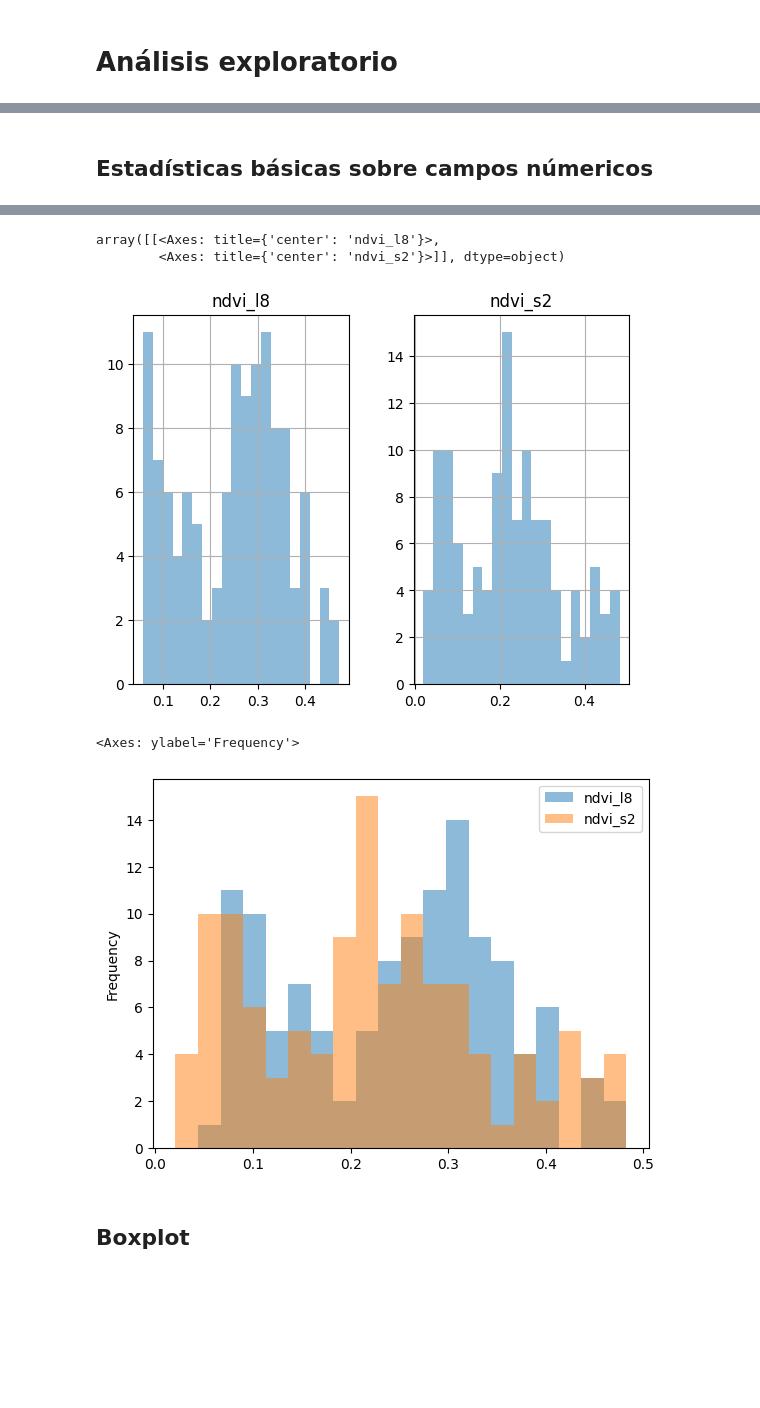
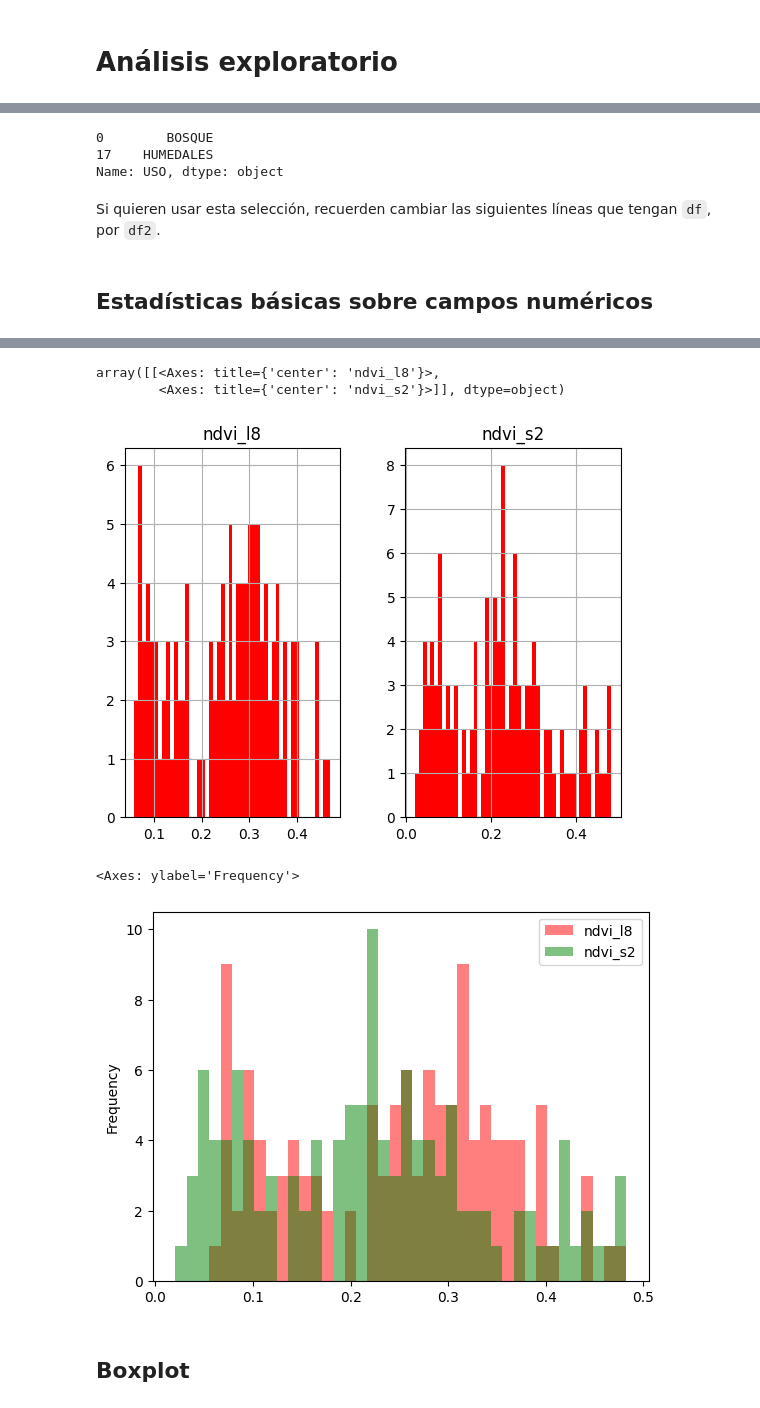
Before and after one commit to alvaroparedesl/teledeteccion_ambiental, a Jupyter notebook: taller_01/Exploratorio.ipynb, the cells around one changed output, grey strips where cells are left out. Saved outputs shown, nothing was run; the diff lists cells and outputs as text; code cells hidden in the pictures; blank space fills up the shorter version.

```diff
--- a/taller_01/Exploratorio.ipynb
+++ b/taller_01/Exploratorio.ipynb
@@ -11,5 +39,13 @@ df = pd.read_csv("puntos_muestreo_fake.csv")
+# %%
+df2.USO.drop_duplicates()
+# %% [output]
+0        BOSQUE
+17    HUMEDALES
+Name: USO, dtype: object
+# %% [markdown]
+Si quieren usar esta selección, recuerden cambiar las siguientes líneas que tengan `df`, por `df2`.
 # %% [markdown]
-## Estadísticas básicas sobre campos númericos
+## Estadísticas básicas sobre campos numéricos
 # %%
 df.describe()
 # %% [output]
@@ -23,16 +59,16 @@ df.describe()
 | 75% | 777.000000 | 205.000000 | 2.583239 | 4.000000 | 0.161764 | 96.000000 | ... |
 | max | 1172.000000 | 221.000000 | 3.272917 | 5.000000 | 0.201404 | 160.000000 | ... |
 # %%
-df[["ndvi_l8", "ndvi_s2"]].hist(bins=20, alpha=.5)
+df[["ndvi_l8", "ndvi_s2"]].hist(bins=50, alpha=1, color="red")
 # %% [output]
 array([[<Axes: title={'center': 'ndvi_l8'}>,
         <Axes: title={'center': 'ndvi_s2'}>]], dtype=object)
-[figure, old version]
+[figure, new version]
 # %%
-df[["ndvi_l8", "ndvi_s2"]].plot.hist(bins=20, alpha=.5)
+df[["ndvi_l8", "ndvi_s2"]].plot.hist(bins=40, alpha=.5, color=["red", "green"])
 # %% [output]
 <Axes: ylabel='Frequency'>
-[figure, old version]
+[figure, new version]
 # %% [markdown]
 ## Boxplot
 # %%
```
Also changed, not shown: parts of 12 cells of this notebook.
